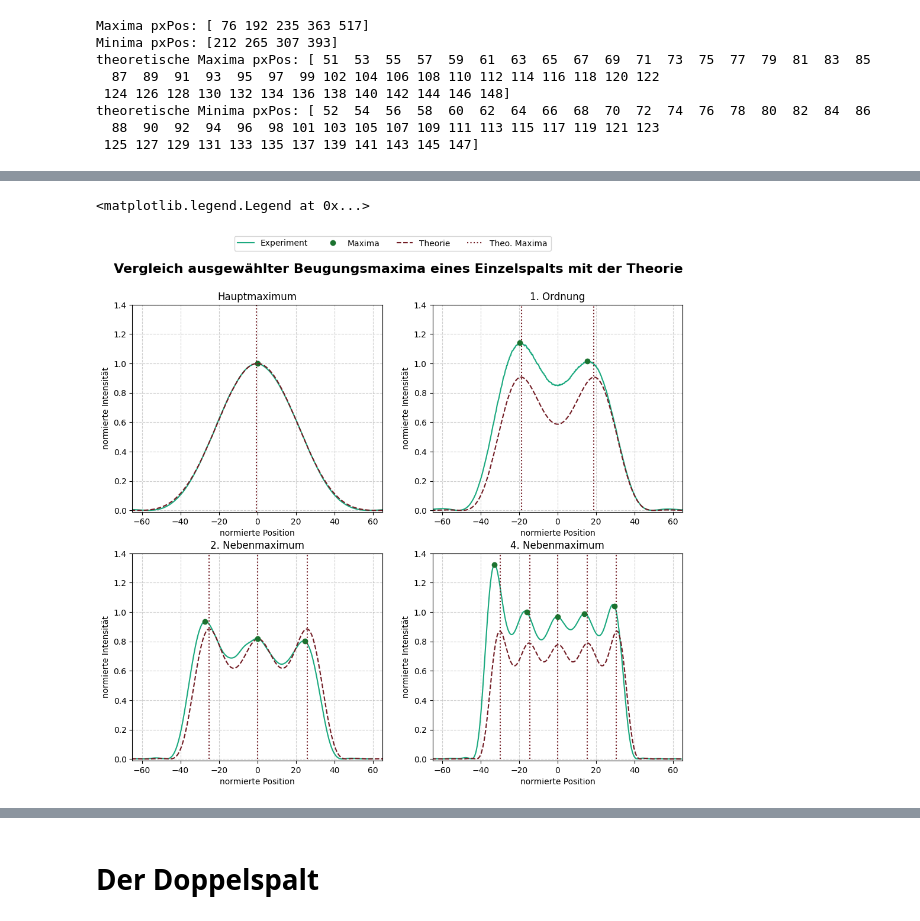
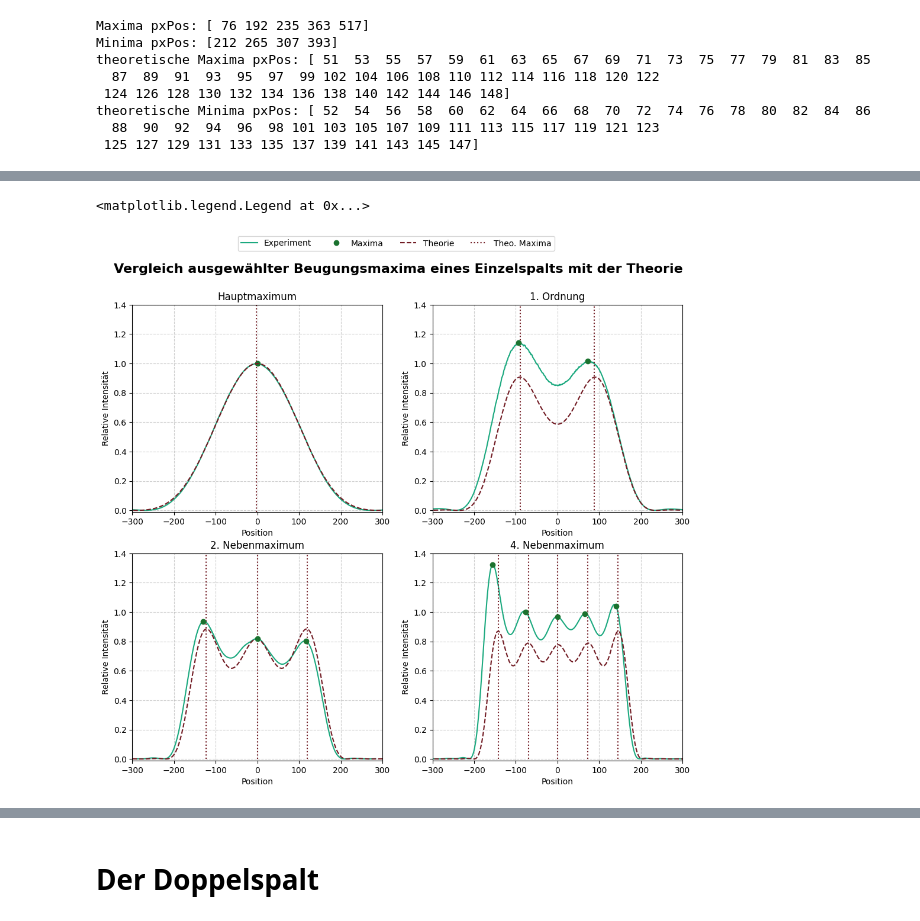
Before and after one commit to FinnZeumer/PAP-2, a Jupyter notebook: Versuche/233/Python/cleaned_code_V233.ipynb, the cells around one changed output, grey strips where cells are left out. Drawn from its saved outputs; the diff is of its cells as text; code cells hidden in the pictures.

```diff
--- a/Versuche/233/Python/cleaned_code_V233.ipynb
+++ b/Versuche/233/Python/cleaned_code_V233.ipynb
@@ -1542,9 +1741,9 @@ print(latex_table)
 # %% [markdown]
 # Spaltbreite am Einzelspalt (A4)
 # %%
-# ------------------------------------------------------------------------
+# --------------------------------------
 #   Experimentdaten für die Spaltbreite
-# ------------------------------------------------------------------------
+# --------------------------------------
 
 # Brennweite der Linse von mm in m
 f1 = 80e-3
@@ -1565,6 +1764,5 @@ err_anaSpalt_breit = 0.5e-6
 px_breit = 3.45e-6
 
 # Fehlender Wert der Spaltbreite Einzelspalt in px
-# Wert wurde vom Kommilitonen übernommen
-pix_breit_1S = 76
+pix_breit_1S = 360.2
 err_pix_breit_1S = 3
@@ -2382,54 +2617,54 @@ plt.show()
 # %%
 fig, axs = plt.subplots(2, 2, figsize=(12,10))
 
-xlim = (-65, 65)
+xlim = (-300, 300)
 ylim = (-0.01, 1.4)
 
-# ------------------------------------------------------------------------
+# --------------------------------------
 # Hauptmaximum
-# ------------------------------------------------------------------------
+# --------------------------------------
 axs[0,0].plot(pix_pos_0_scaled, int_0, color=hellgruen)
 axs[0,0].plot(0, 1, 'o', color=gruen)
 axs[0,0].plot(Y_theo_0, int_theo_0, '--', color=weinrot)
 axs[0,0].axvline(theo_max_pos_0, color=weinrot, linestyle=':')
 axs[0,0].set_title('Hauptmaximum')
 
-# ------------------------------------------------------------------------
+# --------------------------------------
 # 1. Ordnung
-# ------------------------------------------------------------------------
+# --------------------------------------
 axs[0,1].plot(pix_pos_1_scaled, int_1, color=hellgruen)
 axs[0,1].errorbar(max_pix_exp_1_scaled, int_1[max_idx_1], fmt='o', color=gruen)
 axs[0,1].plot(Y_theo_1, int_theo_1, '--', color=weinrot)
 axs[0,1].vlines(theo_max_pos_1, 0, 1.4, color=weinrot, linestyles=':')
 axs[0,1].set_title('1. Ordnung')
 
-# ------------------------------------------------------------------------
+# --------------------------------------
 # 2. Messung
-# ------------------------------------------------------------------------
+# --------------------------------------
 axs[1,0].plot(pix_pos_2_scaled, int_2, color=hellgruen)
 axs[1,0].errorbar(max_pix_exp_2_scaled, int_2[maxima_2], fmt='o', color=gruen)
 axs[1,0].plot(Y_theo_2_zentrisch, int_theo_2, '--', color=weinrot)
 axs[1,0].vlines(theo_max_pos_2, 0, 1.4, color=weinrot, linestyles=':')
 axs[1,0].set_title('2. Nebenmaximum')
 
-# ------------------------------------------------------------------------
+# --------------------------------------
 # 4. Nebenmaximum
-# ------------------------------------------------------------------------
+# --------------------------------------
 axs[1,1].plot(pix_pos_3_scaled, int_3, color=hellgruen)
 axs[1,1].errorbar(max_pix_exp_3_scaled, int_3[maxima_3], fmt='o', color=gruen)
 axs[1,1].plot(Y_theo_3_zentrisch, int_theo_3, '--', color=weinrot)
 axs[1,1].vlines(theo_max_pos_3, 0, 1.4, color=weinrot, linestyles=':')
 axs[1,1].set_title('4. Nebenmaximum')
 
-# ------------------------------------------------------------------------
+# --------------------------------------
 # Layout
-# ------------------------------------------------------------------------
+# --------------------------------------
 for ax in axs.flat:
     ax.set_xlim(xlim)
     ax.set_ylim(ylim)
     ax.grid(True, linestyle="--", alpha=0.6)
-    ax.set_xlabel('normierte Position')
-    ax.set_ylabel('normierte Intensität')
+    ax.set_xlabel('Position')
+    ax.set_ylabel('Relative Intensität')
 
 fig.suptitle(
     'Vergleich ausgewählter Beugungsmaxima eines Einzelspalts mit der Theorie',
@@ -2446,34 +2681,34 @@ handles = [
 ]
 
 labels = ['Experiment', 'Maxima', 'Theorie', 'Theo. Maxima']
 
 fig.legend(handles, labels, loc='upper center', ncol=4)
 
 # # plt.tight_layout(rect=[0,0,1,0.93])
 # # plt.savefig(f'{safe_folder}vergleich_maxima_{aufgabe}.pdf')
 # # plt.show()
 
 # # plt.figure(figsize=(12,5))
 
 # # plt.plot(pix_pos_all_scaled, int_all, color=hellgruen, label='Experiment')
 # # plt.plot(Y_theo_all_zentrisch, int_theo_all, '--', color=weinrot, label='Theorie')
 
 # # plt.xlabel('normierte Position')
 # # plt.ylabel('normierte Intensität')
 # # plt.title('Gesamtes Beugungsbild des Einzelspalts im Vergleich zur Theorie')
 
 # # plt.xlim((-65,65))
 # # plt.ylim((-0.01,1.4))
 
 # # plt.grid(True, linestyle="--", alpha=0.6)
 # # plt.legend()
 
 # # plt.tight_layout()
 # # plt.savefig(f'{safe_folder}gesamt_{aufgabe}.pdf')
 # # plt.show()
 # %% [output]
 <matplotlib.legend.Legend at 0x...>
-[figure, old version]
+[figure, new version]
 # %%
 def analyse_extrema(x, y, name="", distance=20, prominence=0.02):
     """
```
Also changed, not shown: parts of 69 cells of this notebook, 22 other files.
